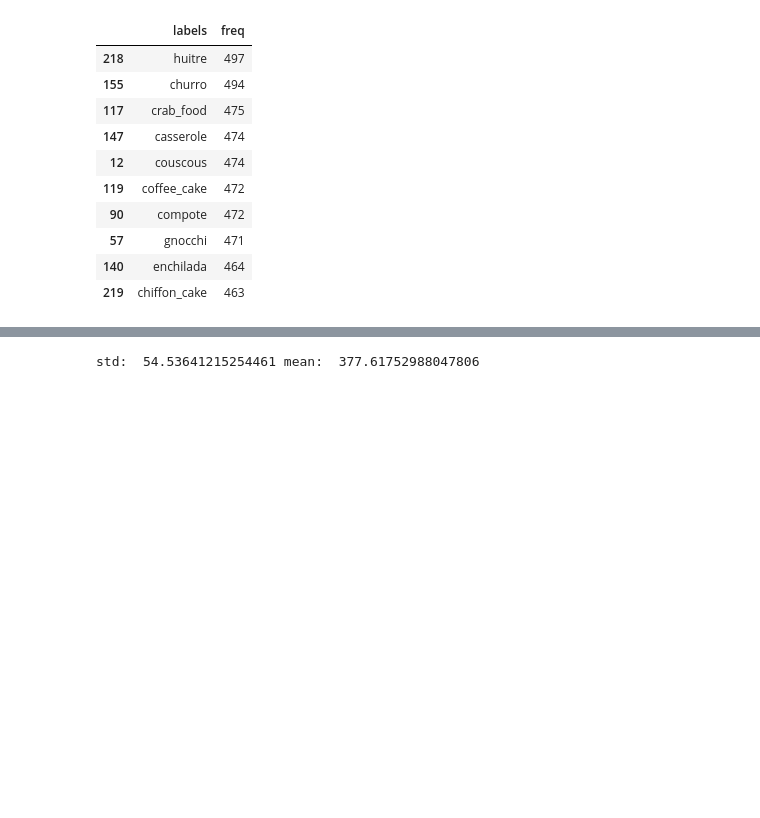
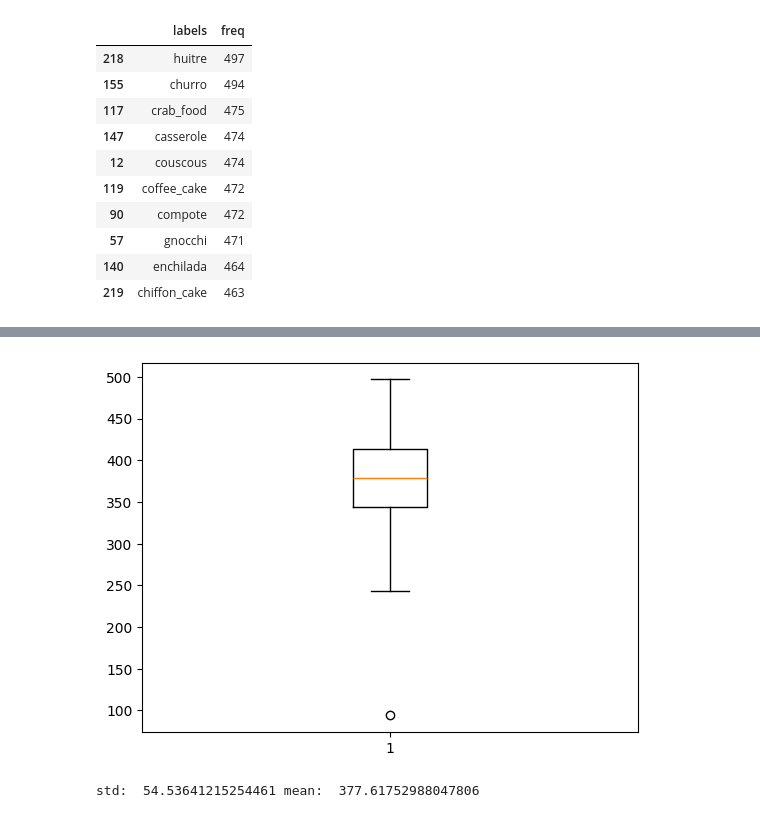
Before and after one commit to Gioelio/FoodX-251-Clean-and-classification, a Jupyter notebook: analyze_data.ipynb, the cells around one changed output, grey strips where cells are left out. Drawn from its saved outputs; the diff is of its cells as text; code cells hidden in the pictures; blank space fills up the shorter version.

Commit message:
added boxplot to analysis of data

```diff
--- a/analyze_data.ipynb
+++ b/analyze_data.ipynb
@@ -86,3 +101,8 @@ df.sort_values(by=['freq'], ascending=False)[:10]
+# %%
+plt.boxplot(df['freq'])
+#plt.savefig('./box_plot.svg')
+# %% [output]
+[figure, added]
 # %%
 frequency = df['freq'].values
 
```
Also changed, not shown: parts of 1 cell of this notebook.
